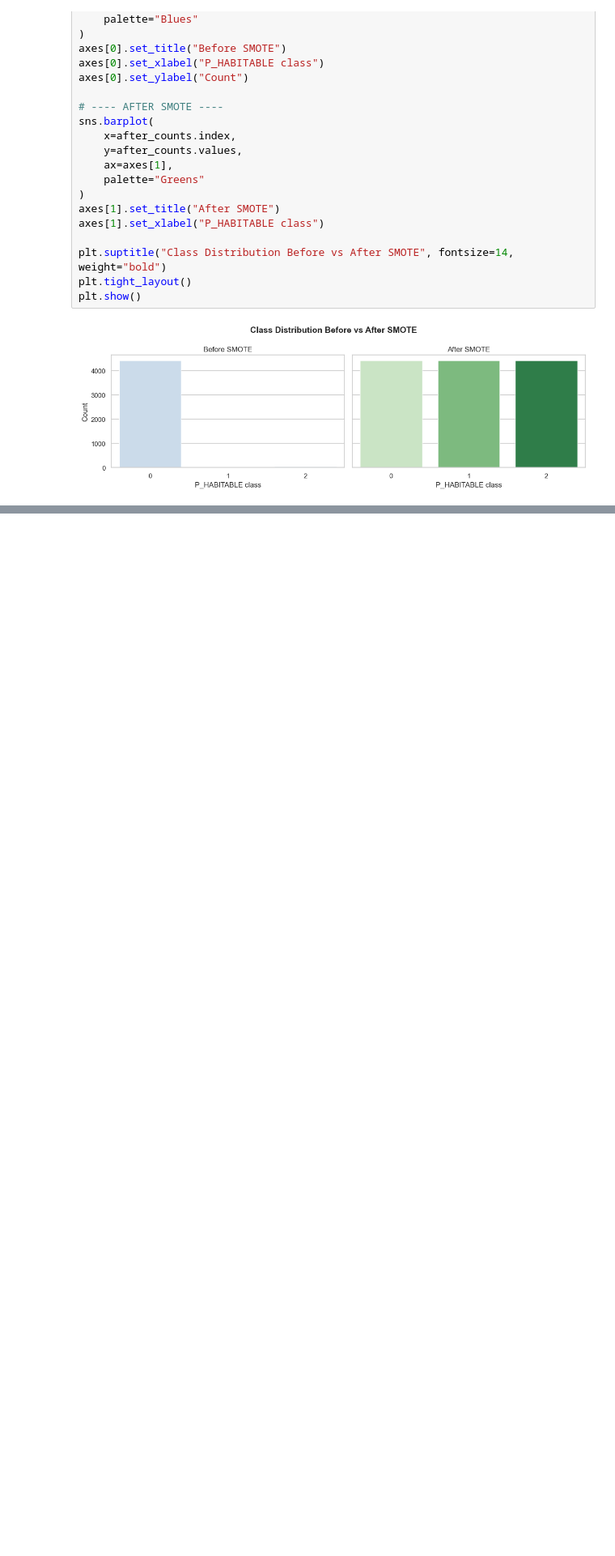
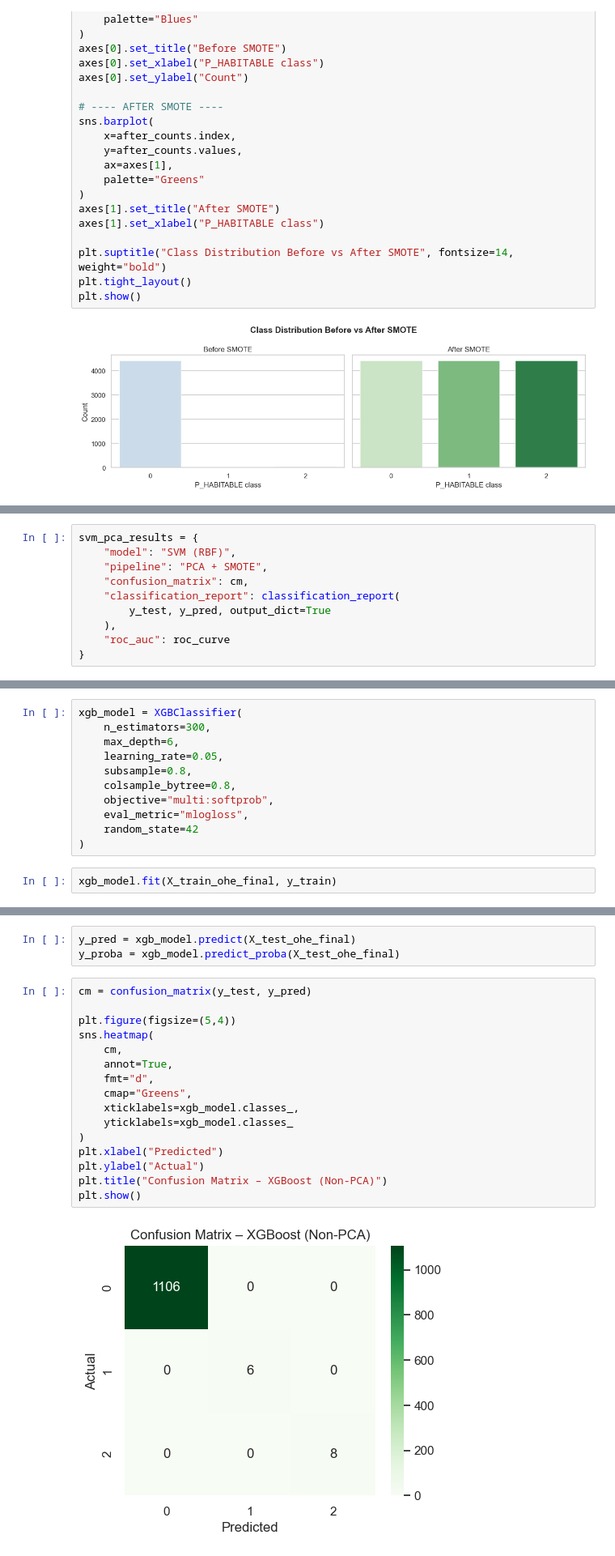
Before and after one commit to springboardmentor74280b-design/Habitability-of-Exoplanets, a Jupyter notebook: main.ipynb, the cells around one changed output, grey strips where cells are left out. Shown at 81% size. Drawn from its saved outputs; the diff is of its cells as text; blank space fills up the shorter version.

```diff
--- a/main.ipynb
+++ b/main.ipynb
@@ -1209,0 +1265,10 @@ plt.show()
+# %%
+svm_pca_results = {
+    "model": "SVM (RBF)",
+    "pipeline": "PCA + SMOTE",
+    "confusion_matrix": cm,
+    "classification_report": classification_report(
+        y_test, y_pred, output_dict=True
+    ),
+    "roc_auc": roc_curve
+}
@@ -1209,0 +1284,13 @@ plt.show()
+# %%
+xgb_model = XGBClassifier(
+    n_estimators=300,
+    max_depth=6,
+    learning_rate=0.05,
+    subsample=0.8,
+    colsample_bytree=0.8,
+    objective="multi:softprob",
+    eval_metric="mlogloss",
+    random_state=42
+)
+# %%
+xgb_model.fit(X_train_ohe_final, y_train)
@@ -1209,0 +1313,21 @@ plt.show()
+# %%
+y_pred = xgb_model.predict(X_test_ohe_final)
+y_proba = xgb_model.predict_proba(X_test_ohe_final)
+# %%
+cm = confusion_matrix(y_test, y_pred)
+
+plt.figure(figsize=(5,4))
+sns.heatmap(
+    cm,
+    annot=True,
+    fmt="d",
+    cmap="Greens",
+    xticklabels=xgb_model.classes_,
+    yticklabels=xgb_model.classes_
+)
+plt.xlabel("Predicted")
+plt.ylabel("Actual")
+plt.title("Confusion Matrix – XGBoost (Non-PCA)")
+plt.show()
+# %% [output]
+[figure, added]
```
Also changed, not shown: parts of 16 cells of this notebook, 21 other files.
